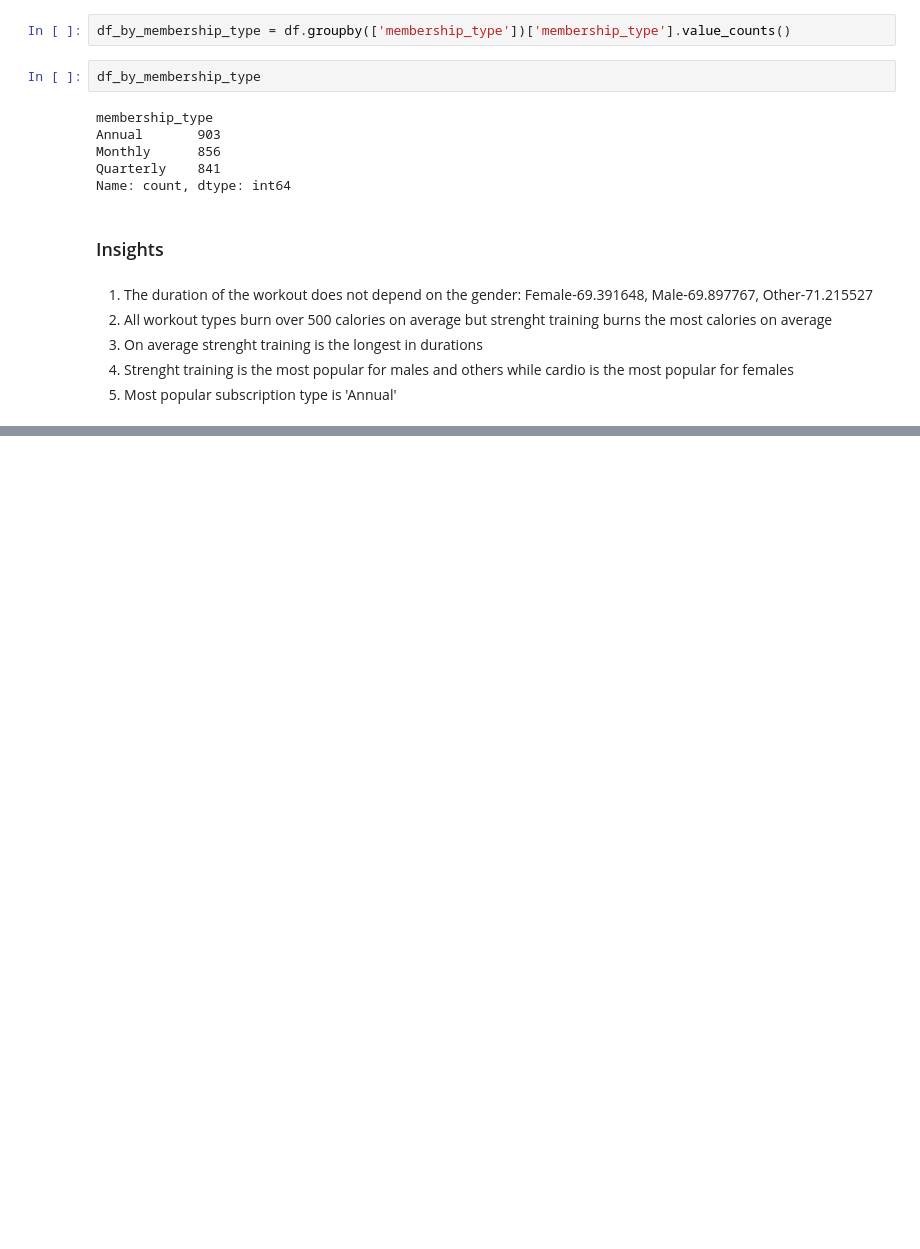
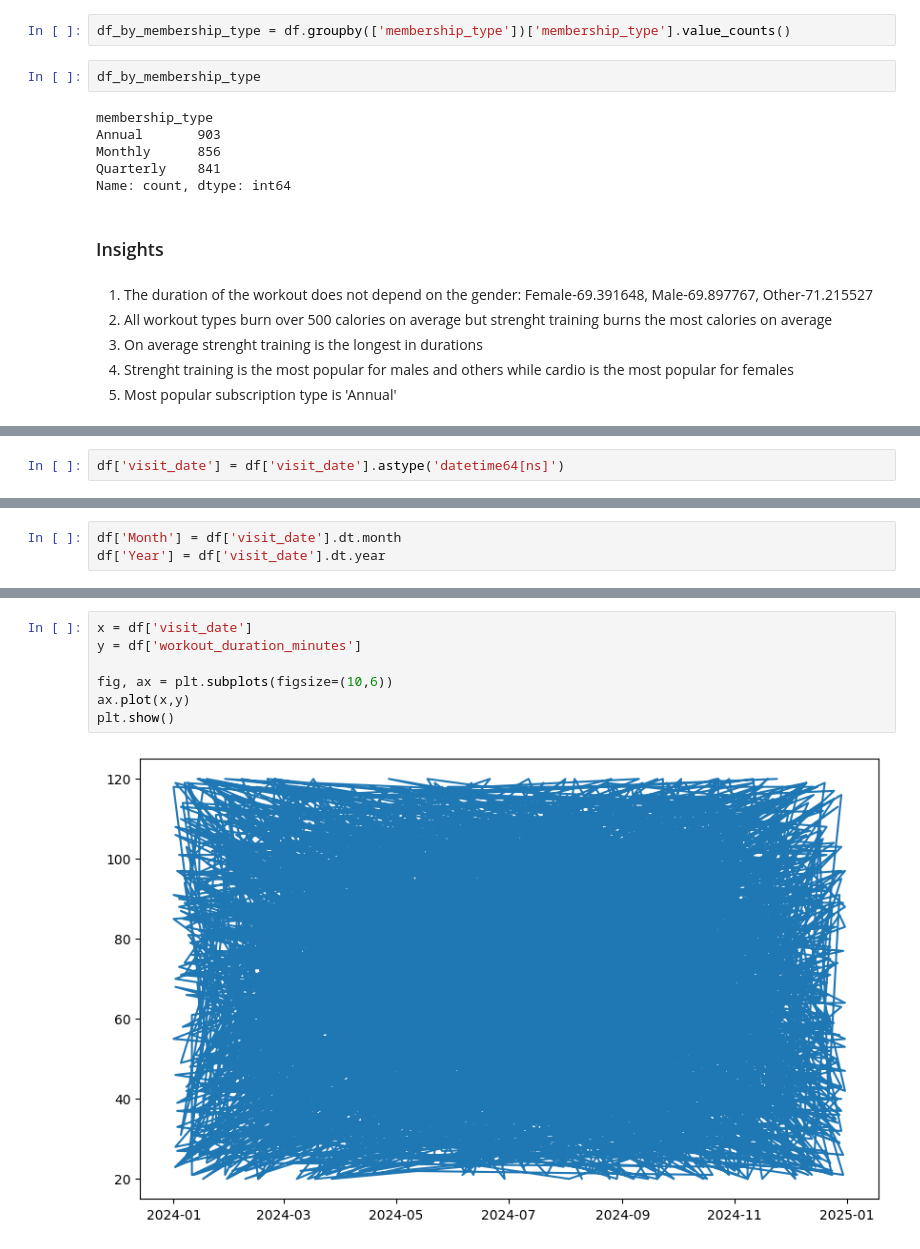
Before and after one commit to bolicnikola/Applied-Machine-Learning-And-AI, a Jupyter notebook: D0.ipynb, the cells around one changed output, grey strips where cells are left out. Saved outputs shown, nothing was run; the diff lists cells and outputs as text; blank space fills up the shorter version.

```diff
--- a/D0.ipynb
+++ b/D0.ipynb
@@ -214,0 +270,2 @@ Name: count, dtype: int64
+# %%
+df['visit_date'] = df['visit_date'].astype('datetime64[ns]')
@@ -214,0 +285,3 @@ Name: count, dtype: int64
+# %%
+df['Month'] = df['visit_date'].dt.month
+df['Year'] = df['visit_date'].dt.year
@@ -214,0 +359,9 @@ Name: count, dtype: int64
+# %%
+x = df['visit_date']
+y = df['workout_duration_minutes']
+
+fig, ax = plt.subplots(figsize=(10,6))
+ax.plot(x,y)
+plt.show()
+# %% [output]
+[figure, added]
```
Also changed, not shown: parts of 40 cells of this notebook, 3 other files.
